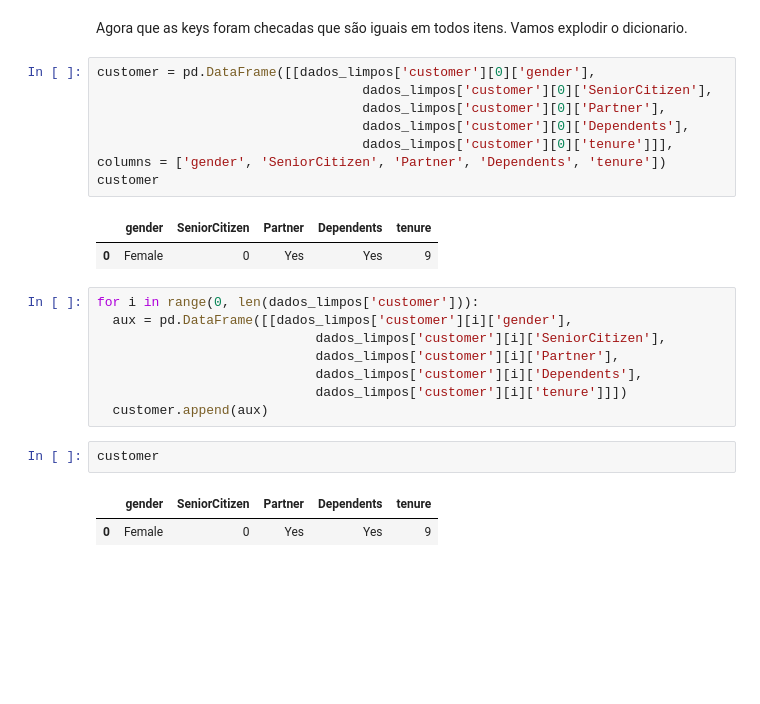
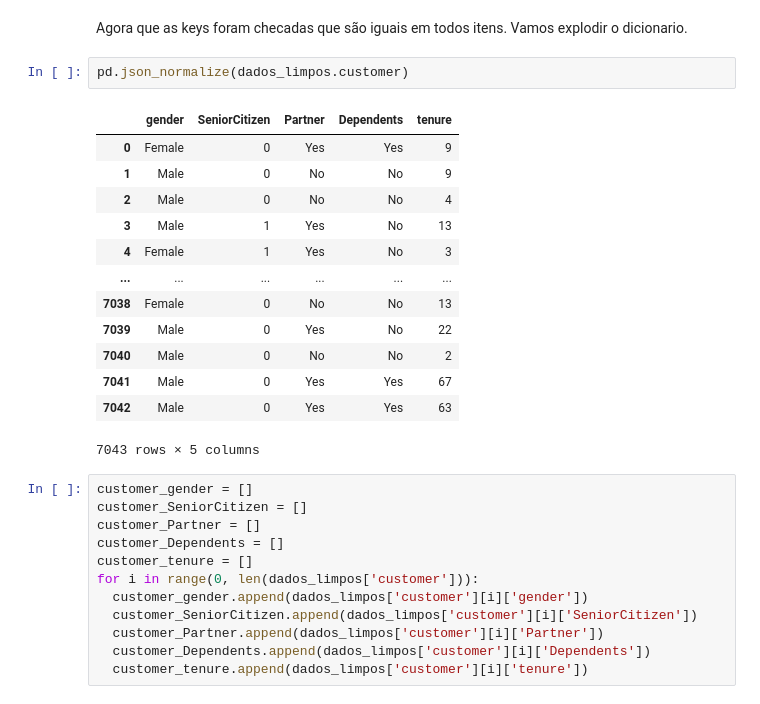
Before and after one commit to VitorFRodrigues/Alura_Challenges, a Jupyter notebook: notebook/Alura_Challenge_DataScience1.ipynb, the cells around one changed output. Saved outputs shown, nothing was run; the diff lists cells and outputs as text; blank space fills up the shorter version.

```diff
--- a/notebook/Alura_Challenge_DataScience1.ipynb
+++ b/notebook/Alura_Challenge_DataScience1.ipynb
@@ -159,26 +197,31 @@ chave
 ['gender', 'SeniorCitizen', 'Partner', 'Dependents', 'tenure']
 # %% [markdown]
 Agora que as keys foram checadas que são iguais em todos itens. Vamos explodir o dicionario.
-# %%
-customer = pd.DataFrame([[dados_limpos['customer'][0]['gender'],
-                                  dados_limpos['customer'][0]['SeniorCitizen'],
-                                  dados_limpos['customer'][0]['Partner'],
-                                  dados_limpos['customer'][0]['Dependents'],
-                                  dados_limpos['customer'][0]['tenure']]], columns = ['gender', 'SeniorCitizen', 'Partner', 'Dependents', 'tenure'])
-customer
-# %% [output]
-|  | gender | SeniorCitizen | Partner | Dependents | tenure |
-| 0 | Female | 0 | Yes | Yes | 9 |
+# %%
+pd.json_normalize(dados_limpos.customer)
+# %% [output]
+|  | gender | SeniorCitizen | Partner | Dependents | tenure |
+| 0 | Female | 0 | Yes | Yes | 9 |
+| 1 | Male | 0 | No | No | 9 |
+| 2 | Male | 0 | No | No | 4 |
+| 3 | Male | 1 | Yes | No | 13 |
+| 4 | Female | 1 | Yes | No | 3 |
+| ... | ... | ... | ... | ... | ... |
+| 7038 | Female | 0 | No | No | 13 |
+| 7039 | Male | 0 | Yes | No | 22 |
+| 7040 | Male | 0 | No | No | 2 |
+| 7041 | Male | 0 | Yes | Yes | 67 |
+| 7042 | Male | 0 | Yes | Yes | 63 |
+7043 rows × 5 columns
 # %%
+customer_gender = []
+customer_SeniorCitizen = []
+customer_Partner = []
+customer_Dependents = []
+customer_tenure = []
 for i in range(0, len(dados_limpos['customer'])):
-  aux = pd.DataFrame([[dados_limpos['customer'][i]['gender'],
-                            dados_limpos['customer'][i]['SeniorCitizen'],
-                            dados_limpos['customer'][i]['Partner'],
-                            dados_limpos['customer'][i]['Dependents'],
-                            dados_limpos['customer'][i]['tenure']]])
-  customer.append(aux)
+  customer_gender.append(dados_limpos['customer'][i]['gender'])
+  customer_SeniorCitizen.append(dados_limpos['customer'][i]['SeniorCitizen'])
+  customer_Partner.append(dados_limpos['customer'][i]['Partner'])
+  customer_Dependents.append(dados_limpos['customer'][i]['Dependents'])
+  customer_tenure.append(dados_limpos['customer'][i]['tenure'])
-# %%
-customer
-# %% [output]
-|  | gender | SeniorCitizen | Partner | Dependents | tenure |
-| 0 | Female | 0 | Yes | Yes | 9 |
```
Also changed, not shown: parts of 6 cells of this notebook.
